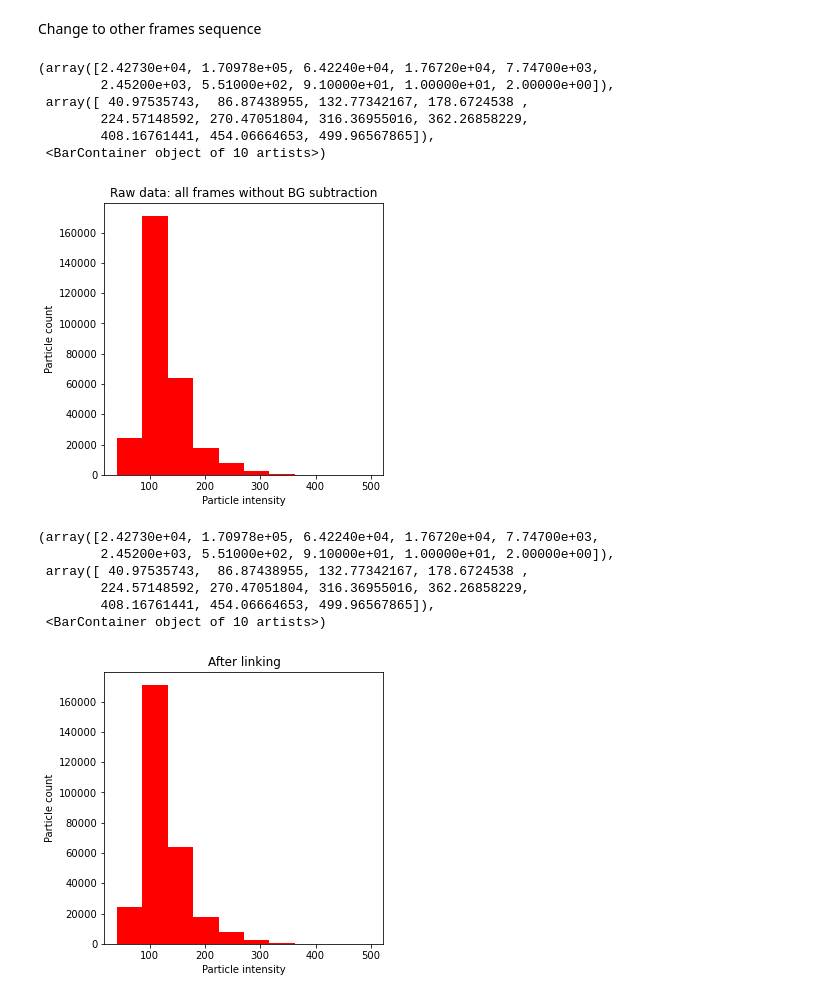
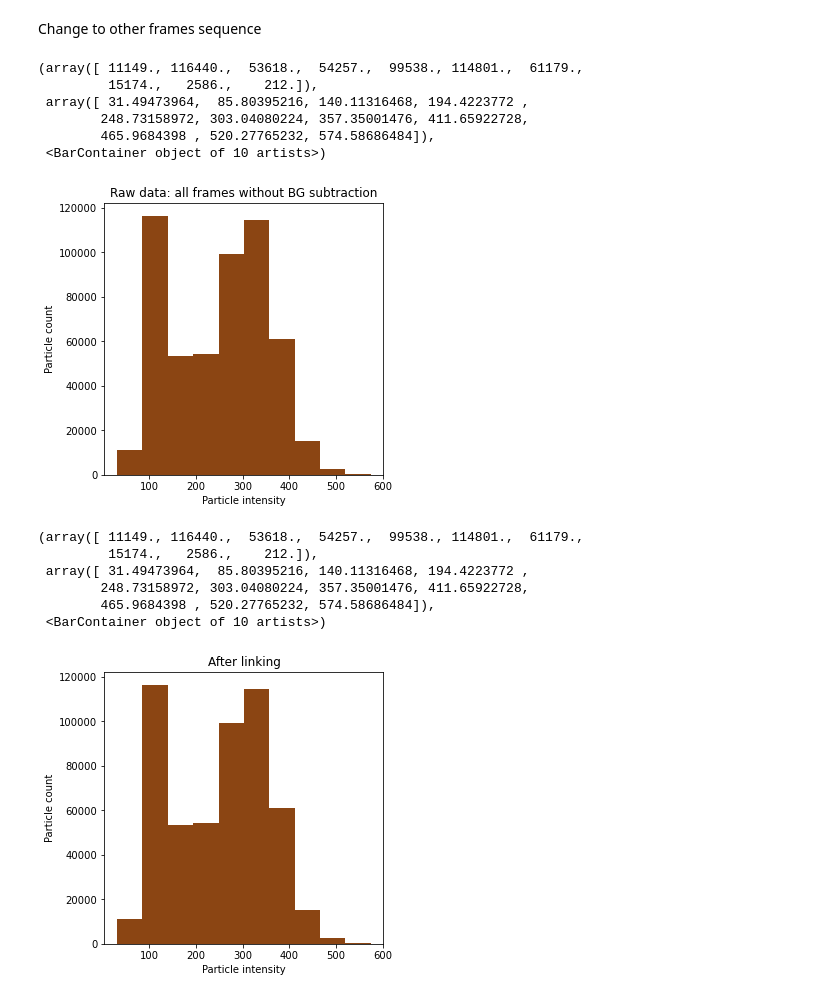
Before and after one commit to nanoepics/epicsjukebox, a Jupyter notebook: Notebooks/Ingmar/AnalysisBF_Full.ipynb, the cells around one changed output. Drawn from its saved outputs; the diff is of its cells as text; code cells hidden in the pictures.

```diff
--- a/Notebooks/Ingmar/AnalysisBF_Full.ipynb
+++ b/Notebooks/Ingmar/AnalysisBF_Full.ipynb
@@ -79,7 +79,7 @@ def gray(image):
     return image[:, :, 1]  # Take just the green channel
 
 
-frames1 = gray(pims.open('Images/1409_1_1000/*.jpg'))
+frames1 = gray(pims.open('Images/1609_100nm_1_20000_stuck/*.jpg'))
 # frames2 = gray(pims.open('FramesOverview2/*.jpg'))
 # %%
 frames1
@@ -221,32 +221,32 @@ Change to other frames sequence
 # %%
 # t_a = tp.batch(frames1[:], 5, minmass=100, separation=15)
 t_a = tp.batch(frames1[:], 5, separation=25)
 
 plt.title('Raw data: all frames without BG subtraction')
 plt.xlabel('Particle intensity')
 plt.ylabel('Particle count')
-plt.hist(t_a['mass'], color='red')
+plt.hist(t_a['mass'], color='saddlebrown')
 # %% [output]
-(array([2.42730e+04, 1.70978e+05, 6.42240e+04, 1.76720e+04, 7.74700e+03,
-        2.45200e+03, 5.51000e+02, 9.10000e+01, 1.00000e+01, 2.00000e+00]),
- array([ 40.97535743,  86.87438955, 132.77342167, 178.6724538 ,
-        224.57148592, 270.47051804, 316.36955016, 362.26858229,
-        408.16761441, 454.06664653, 499.96567865]),
+(array([ 11149., 116440.,  53618.,  54257.,  99538., 114801.,  61179.,
+         15174.,   2586.,    212.]),
+ array([ 31.49473964,  85.80395216, 140.11316468, 194.4223772 ,
+        248.73158972, 303.04080224, 357.35001476, 411.65922728,
+        465.9684398 , 520.27765232, 574.58686484]),
  <BarContainer object of 10 artists>)
-[figure, old version]
+[figure, new version]
 # %%
 tp.quiet()  # Turn off progress reports for best performance
 t_b = tp.link(t_a, 4, memory=2, )
 plt.title('After linking')
 plt.xlabel('Particle intensity')
 plt.ylabel('Particle count')
-plt.hist(t_b['mass'], color='red')
+plt.hist(t_b['mass'], color='saddlebrown')
 # %% [output]
-(array([2.42730e+04, 1.70978e+05, 6.42240e+04, 1.76720e+04, 7.74700e+03,
-        2.45200e+03, 5.51000e+02, 9.10000e+01, 1.00000e+01, 2.00000e+00]),
- array([ 40.97535743,  86.87438955, 132.77342167, 178.6724538 ,
-        224.57148592, 270.47051804, 316.36955016, 362.26858229,
-        408.16761441, 454.06664653, 499.96567865]),
+(array([ 11149., 116440.,  53618.,  54257.,  99538., 114801.,  61179.,
+         15174.,   2586.,    212.]),
+ array([ 31.49473964,  85.80395216, 140.11316468, 194.4223772 ,
+        248.73158972, 303.04080224, 357.35001476, 411.65922728,
+        465.9684398 , 520.27765232, 574.58686484]),
  <BarContainer object of 10 artists>)
-[figure, old version]
+[figure, new version]
 # %%
```
Also changed, not shown: parts of 5 cells of this notebook.
